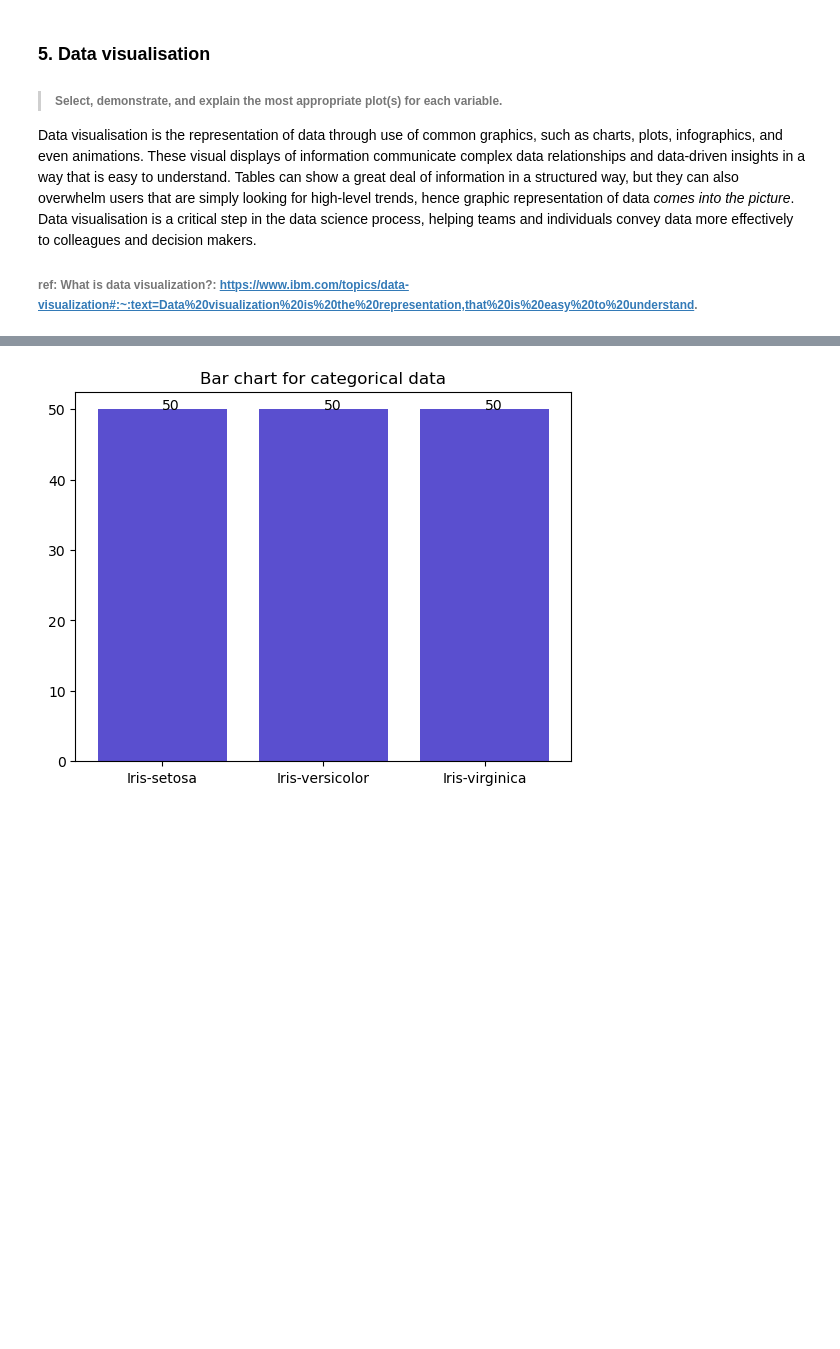
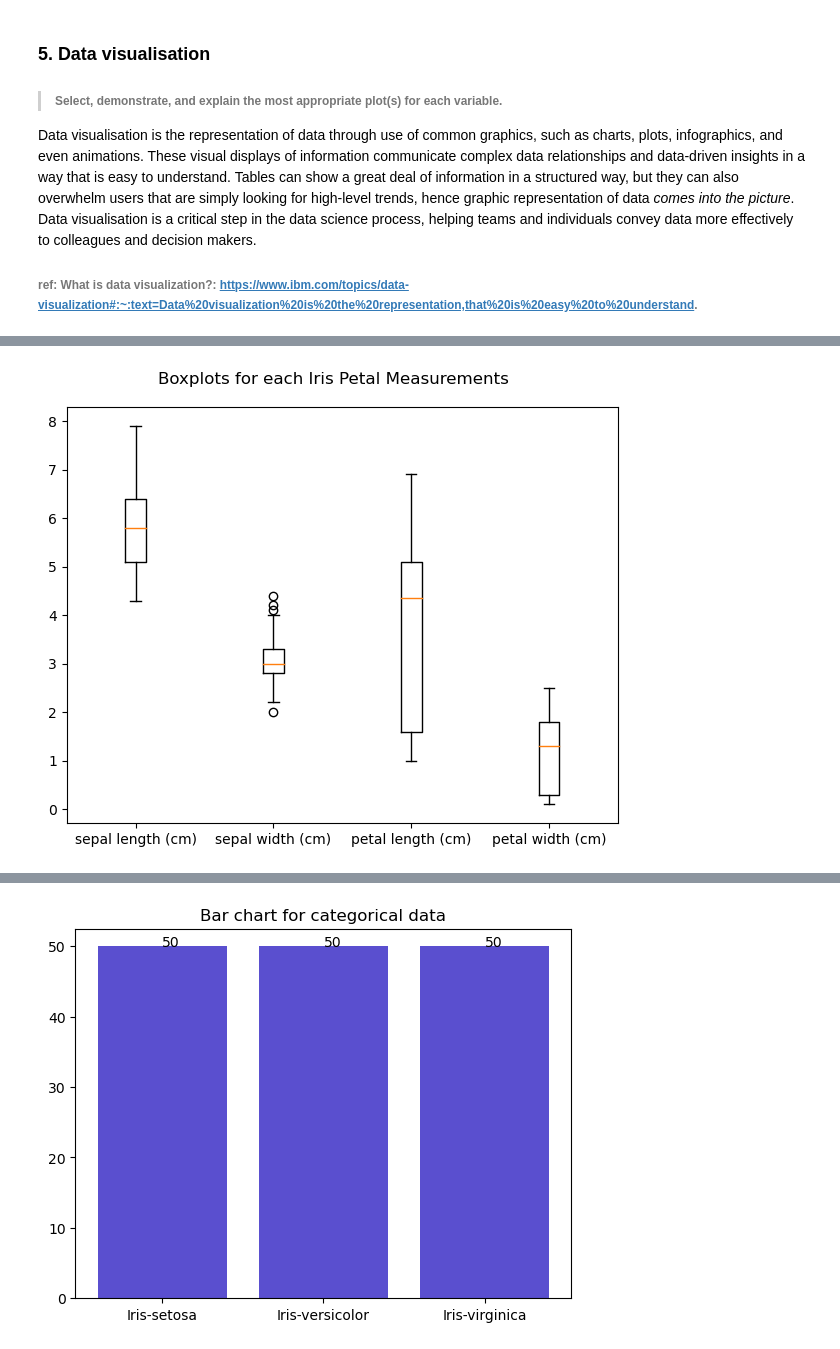
Before and after one commit to noyo0/Fundamentals_DataAnalysis, a Jupyter notebook: project.ipynb, the cells around one changed output, grey strips where cells are left out. Saved outputs shown, nothing was run; the diff lists cells and outputs as text; code cells hidden in the pictures; blank space fills up the shorter version.

```diff
--- a/project.ipynb
+++ b/project.ipynb
@@ -232,0 +285,17 @@ plt.show()
+# %%
+# Box plot for iris petal measurements
+c = df.columns  # get column names
+fig, ax = plt.subplots(figsize=(6, 5))
+fig.suptitle('Boxplots for each Iris Petal Measurements', fontsize=12)
+
+# Loop through numeric data and draw boxplot + indicate mean
+for i in range(4):
+    ax.boxplot(df[c[i]], positions=[i], labels=[c[i]])
+
+plt.tight_layout()  # keep the text from overlapping
+plt.show()
+
+# ref: box plot: https://www.analyticsvidhya.com/blog/2020/07/univariate-analysis-visualization-with-illustrations-in-python/
+# ref: fit all box plots on one plot with separation (positions=[i]): https://stackoverflow.com/questions/35871627/matplotlib-boxplot-x-axis
+# %% [output]
+[figure, added]
```
Also changed, not shown: parts of 9 cells of this notebook.
